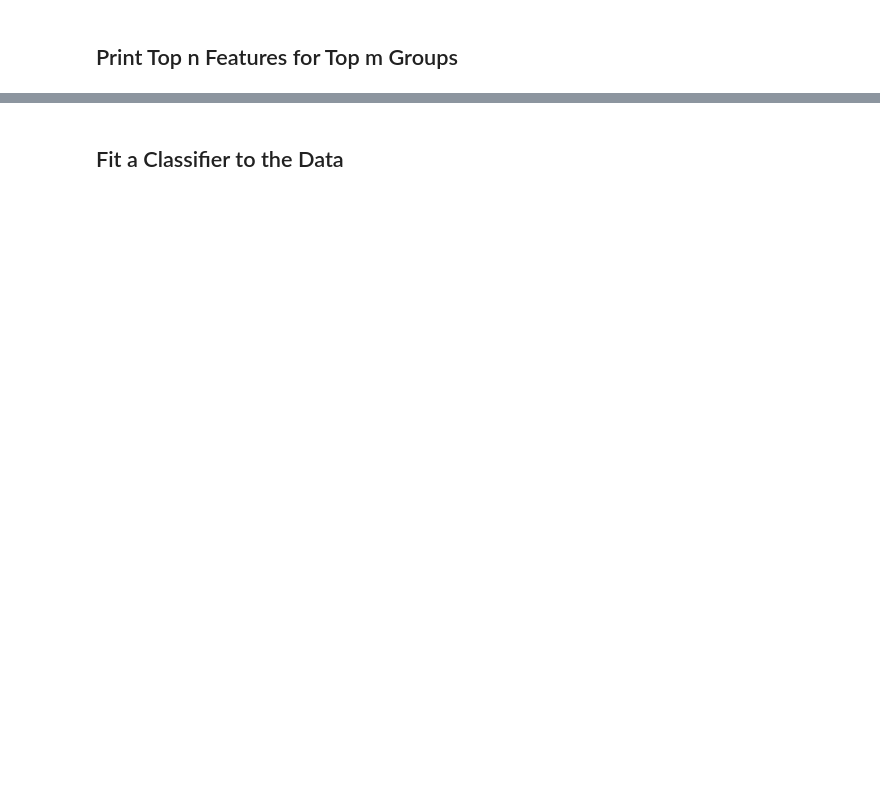
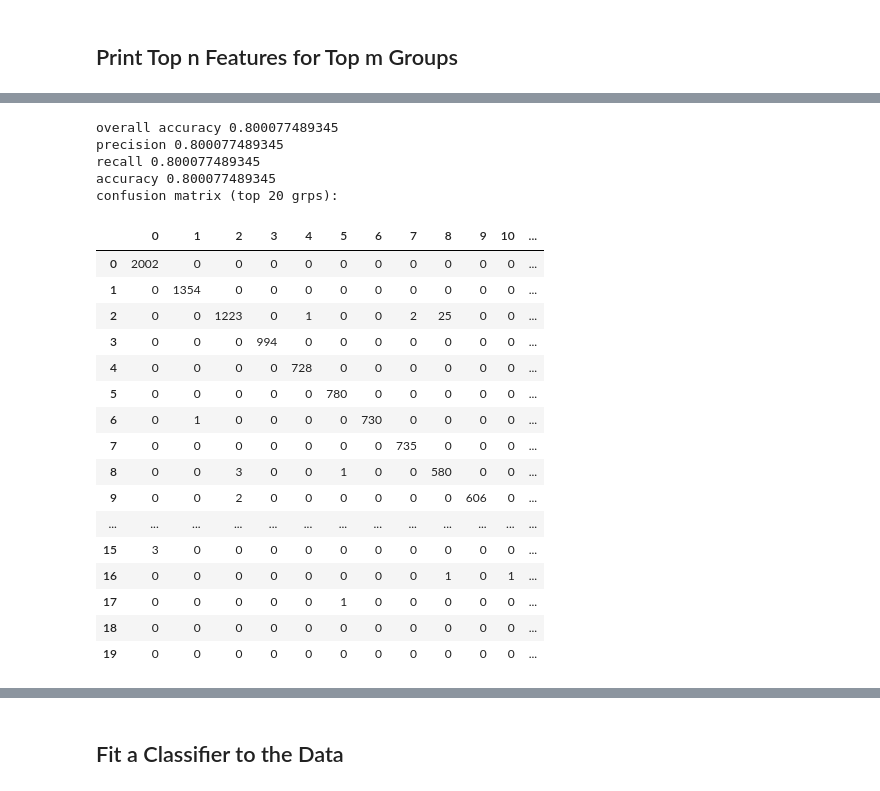
Before and after one commit to jack89roberts/GTD, a Jupyter notebook: GTD_GrpFeatures.ipynb, the cells around one changed output, grey strips where cells are left out. Saved outputs shown, nothing was run; the diff lists cells and outputs as text; code cells hidden in the pictures; blank space fills up the shorter version.

Commit message:
got tf-idf weights working with dummy variables

```diff
--- a/GTD_GrpFeatures.ipynb
+++ b/GTD_GrpFeatures.ipynb
@@ -189,0 +192,19 @@ Test: X shape = (18067, 19) , Y shape= (18067,)
+# %%
+# labels
+# do on full dataset first to make sure same columns in test and train
+y_dum = pd.get_dummies(y)
+y_dum_train = y_dum.loc[y_train.index]
+y_dum_test = y_dum.loc[y_test.index]
+
+display(y_dum_train.head())
+
+# features
+# do on full dataset first to make sure same columns in test and train
+X_dum = pd.get_dummies(X)
+X_dum_train = X_dum.loc[X_train.index]
+X_dum_test = X_dum.loc[X_test.index]
+
+# NaN values in test data can destroy predictions so remove them
+X_dum_test.fillna(0,inplace=True)
+
+display(X_dum_train.head())
@@ -284,0 +308,59 @@ display(X_dum_train.head())
+# %%
+# subtract neg_scale*weight for features not present in event
+# but present in group
+neg_scale = 0.25
+
+# matrix multiply test events by group weights for each feature
+tfidf_events = pd.DataFrame(np.inner(X_dum_test,grp_aw),index=X_dum_test.index,columns=grp_aw.index)
+
+# subtract contribution of negative cases
+tfidf_events = tfidf_events - neg_scale*pd.DataFrame(np.inner(X_dum_test.replace({0:1,1:0}),grp_aw),index=X_dum_test.index,columns=grp_aw.index)
+
+tfidf_pred = pd.DataFrame({'gname':y_test,'pred':tfidf_events.idxmax(axis=1)})
+tfidf_pred['true'] = tfidf_pred.gname == tfidf_pred.pred
+
+# stats on accuracy of model overall and per group
+print('overall accuracy',sum(tfidf_pred.true)/len(tfidf_pred))
+
+# calculate metrics
+from sklearn.metrics import precision_score, recall_score, accuracy_score, confusion_matrix
+
+print('precision',precision_score(tfidf_pred.gname, tfidf_pred.pred, labels=top_grps,average='micro'))
+print('recall',recall_score(tfidf_pred.gname, tfidf_pred.pred, labels=top_grps,average='micro'))
+print('accuracy',accuracy_score(tfidf_pred.gname, tfidf_pred.pred))
+print('confusion matrix (top 20 grps):')
+cmatrix = confusion_matrix(tfidf_pred.gname, tfidf_pred.pred,labels=top_grps)
+display(pd.DataFrame(cmatrix).iloc[:20,:20])
+
+print('grp13: ',top_grps[13])
+print('grp6: ',top_grps[6])
+print('----------------------------')
+print('grp14: ',top_grps[14])
+print('grp11: ',top_grps[11])
+print('----------------------------')
+print('grp19: ',top_grps[19])
+print('grp17: ',top_grps[17])
+print('----------------------------')
+# %% [output]
+overall accuracy 0.800077489345
+precision 0.800077489345
+recall 0.800077489345
+accuracy 0.800077489345
+confusion matrix (top 20 grps):
+|  | 0 | 1 | 2 | 3 | 4 | 5 | 6 | 7 | 8 | 9 | 10 | ... |
+| 0 | 2002 | 0 | 0 | 0 | 0 | 0 | 0 | 0 | 0 | 0 | 0 | ... |
+| 1 | 0 | 1354 | 0 | 0 | 0 | 0 | 0 | 0 | 0 | 0 | 0 | ... |
+| 2 | 0 | 0 | 1223 | 0 | 1 | 0 | 0 | 2 | 25 | 0 | 0 | ... |
+| 3 | 0 | 0 | 0 | 994 | 0 | 0 | 0 | 0 | 0 | 0 | 0 | ... |
+| 4 | 0 | 0 | 0 | 0 | 728 | 0 | 0 | 0 | 0 | 0 | 0 | ... |
+| 5 | 0 | 0 | 0 | 0 | 0 | 780 | 0 | 0 | 0 | 0 | 0 | ... |
+| 6 | 0 | 1 | 0 | 0 | 0 | 0 | 730 | 0 | 0 | 0 | 0 | ... |
+| 7 | 0 | 0 | 0 | 0 | 0 | 0 | 0 | 735 | 0 | 0 | 0 | ... |
+| 8 | 0 | 0 | 3 | 0 | 0 | 1 | 0 | 0 | 580 | 0 | 0 | ... |
+| 9 | 0 | 0 | 2 | 0 | 0 | 0 | 0 | 0 | 0 | 606 | 0 | ... |
+| ... | ... | ... | ... | ... | ... | ... | ... | ... | ... | ... | ... | ... |
+| 15 | 3 | 0 | 0 | 0 | 0 | 0 | 0 | 0 | 0 | 0 | 0 | ... |
+| 16 | 0 | 0 | 0 | 0 | 0 | 0 | 0 | 0 | 1 | 0 | 1 | ... |
+| 17 | 0 | 0 | 0 | 0 | 0 | 1 | 0 | 0 | 0 | 0 | 0 | ... |
+| 18 | 0 | 0 | 0 | 0 | 0 | 0 | 0 | 0 | 0 | 0 | 0 | ... |
+| 19 | 0 | 0 | 0 | 0 | 0 | 0 | 0 | 0 | 0 | 0 | 0 | ... |
```
Also changed, not shown: parts of 21 cells of this notebook.
